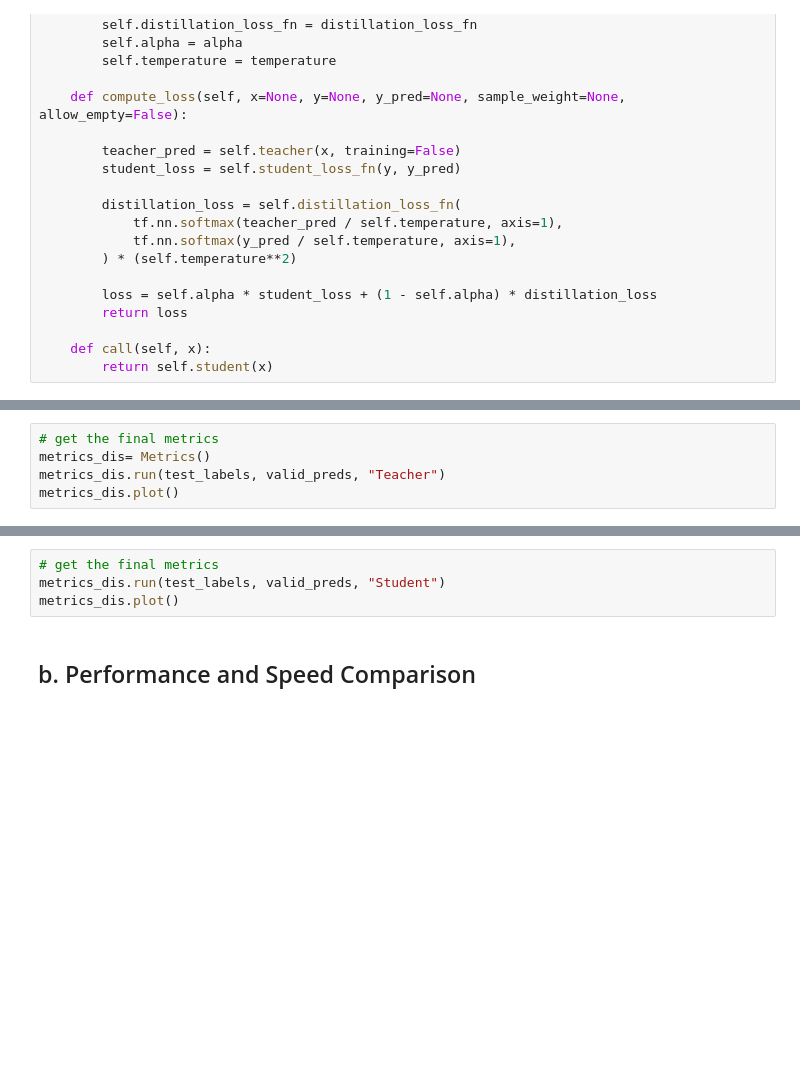
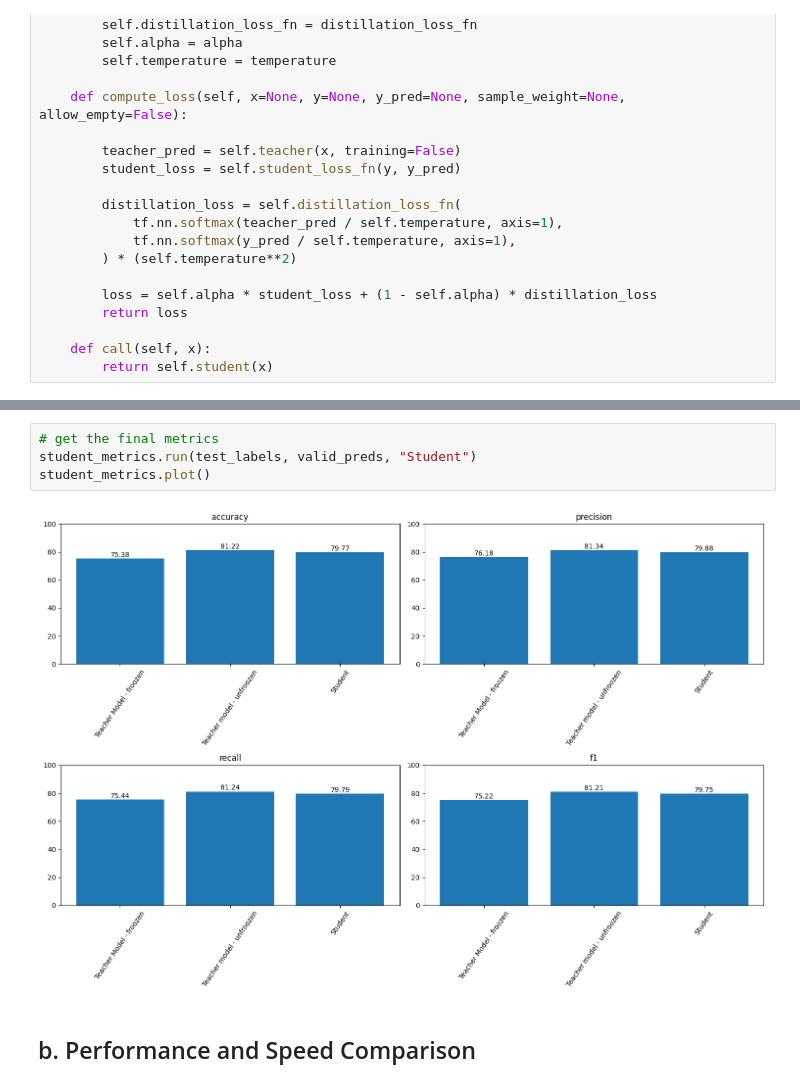
Before and after one commit to mgallon235/Adv_NLP, a Jupyter notebook: final_project_part_3_4.ipynb, the cells around one changed output, grey strips where cells are left out. Drawn from its saved outputs; the diff is of its cells as text; blank space fills up the shorter version.

```diff
--- a/final_project_part_3_4.ipynb
+++ b/final_project_part_3_4.ipynb
@@ -1464,5 +1521,0 @@ valid_preds = np.argmax(valid_preds, axis=1)
-# %%
-# get the final metrics
-metrics_dis= Metrics()
-metrics_dis.run(test_labels, valid_preds, "Teacher")
-metrics_dis.plot()
@@ -1492,7 +1551,9 @@ valid_preds = np.argmax(valid_preds, axis=1)
 # %%
 # get the final metrics
-metrics_dis.run(test_labels, valid_preds, "Student")
-metrics_dis.plot()
+student_metrics.run(test_labels, valid_preds, "Student")
+student_metrics.plot()
+# %% [output]
+[figure, added]
 # %% [markdown]
 ## b. Performance and Speed Comparison
 # %%
```
Also changed, not shown: parts of 40 cells of this notebook.
